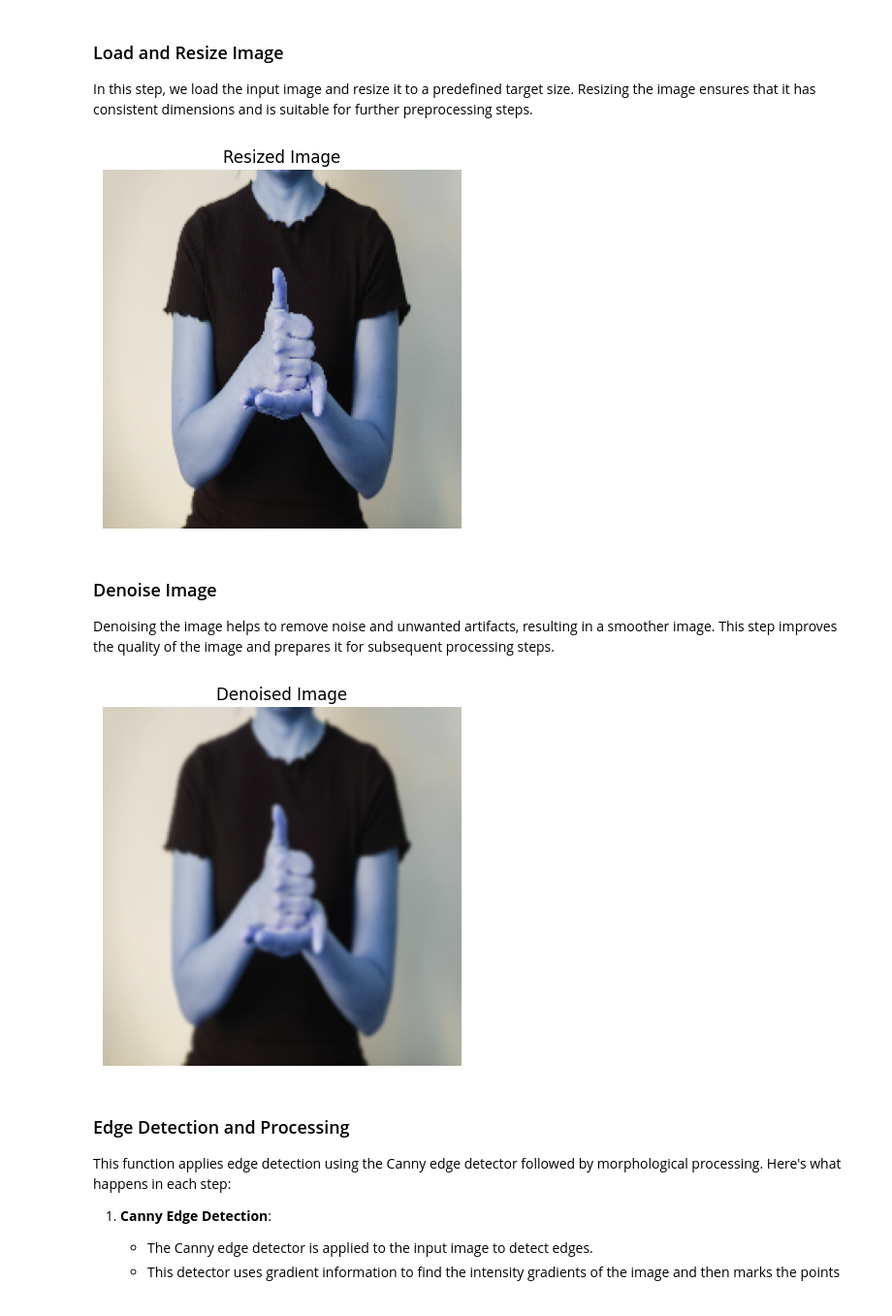
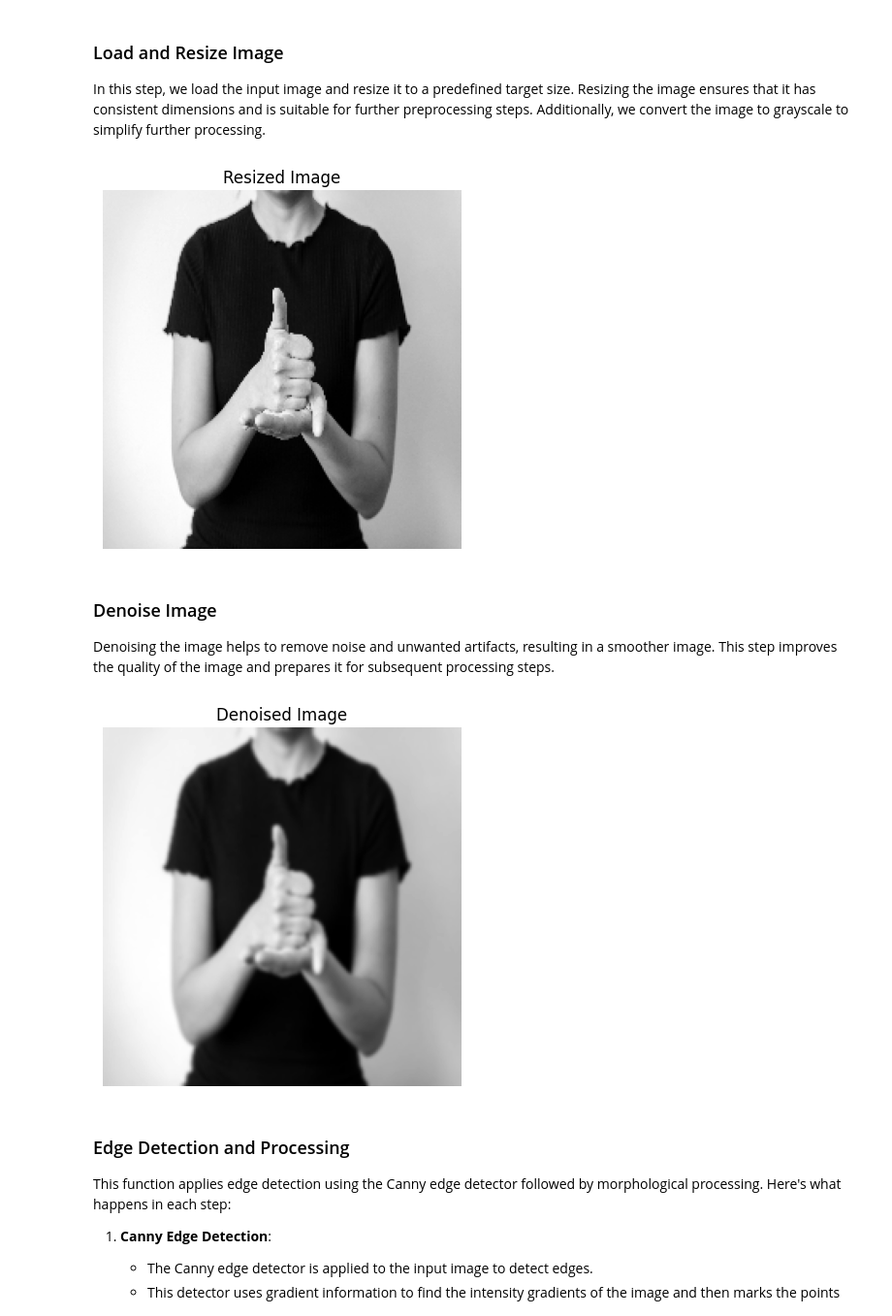
Before and after one commit to ezebellver/echoflow, a Jupyter notebook: notebooks/preprocessing_pipeline_demo.ipynb, the cells around one changed output. Shown at 97% size. Drawn from its saved outputs; the diff is of its cells as text; code cells hidden in the pictures.

Commit message:
Update preprocessing for simplicity

```diff
--- a/notebooks/preprocessing_pipeline_demo.ipynb
+++ b/notebooks/preprocessing_pipeline_demo.ipynb
@@ -6,45 +6,45 @@ from src.preprocessing import resize_image, denoise_image, edge_detection, norma
 # %% [markdown]
 ### Load and Resize Image
 
-In this step, we load the input image and resize it to a predefined target size. Resizing the image ensures that it has consistent dimensions and is suitable for further preprocessing steps.
+In this step, we load the input image and resize it to a predefined target size. Resizing the image ensures that it has consistent dimensions and is suitable for further preprocessing steps. Additionally, we convert the image to grayscale to simplify further processing.
 # %%
-import cv2
-import matplotlib.pyplot as plt
-
 # Load input image
 input_image = cv2.imread("..\\data\\sign_example.jpg")
 
-# Convert BGR to RGB
-input_image_rgb = input_image#cv2.cvtColor(input_image, cv2.COLOR_BGR2RGB)
+# Create an instance of ImageProcessor with input image
+image_processor = ImageProcessor(input_image)
+
+# Convert image to grayscale
+image_processor.convert_to_grayscale()
 
 # Define target size for resizing
 target_size = (224, 224)
 
 # Resize the image
-resized_image = resize_image(input_image_rgb, target_size)
+resized_image = image_processor.resize_image(target_size)
 
 # Display resized image
-plt.imshow(resized_image)
+plt.imshow(resized_image, cmap='gray')
 plt.title("Resized Image")
 plt.axis('off')
 plt.show()
 # %% [output]
-[figure, old version]
+[figure, new version]
 # %% [markdown]
 ### Denoise Image
 
 Denoising the image helps to remove noise and unwanted artifacts, resulting in a smoother image. This step improves the quality of the image and prepares it for subsequent processing steps.
 # %%
-# Step 2: Denoise the image
-denoised_image = denoise_image(resized_image)
+# Denoise the image
+denoised_image = image_processor.denoise_image()
 
 # Display denoised image
-plt.imshow(denoised_image)
+plt.imshow(denoised_image, cmap='gray')
 plt.title("Denoised Image")
 plt.axis('off')
 plt.show()
 # %% [output]
-[figure, old version]
+[figure, new version]
 # %% [markdown]
 ### Edge Detection and Processing
 
```
Also changed, not shown: parts of 3 cells of this notebook, 1 other file.
